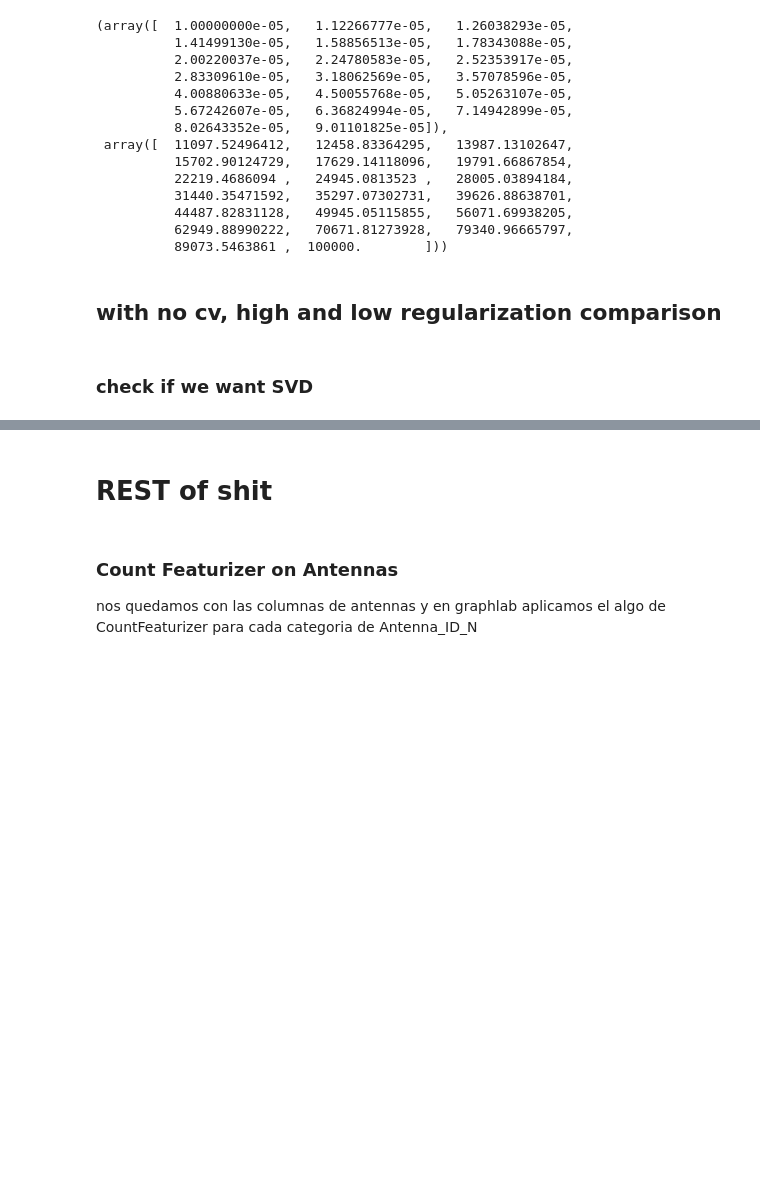
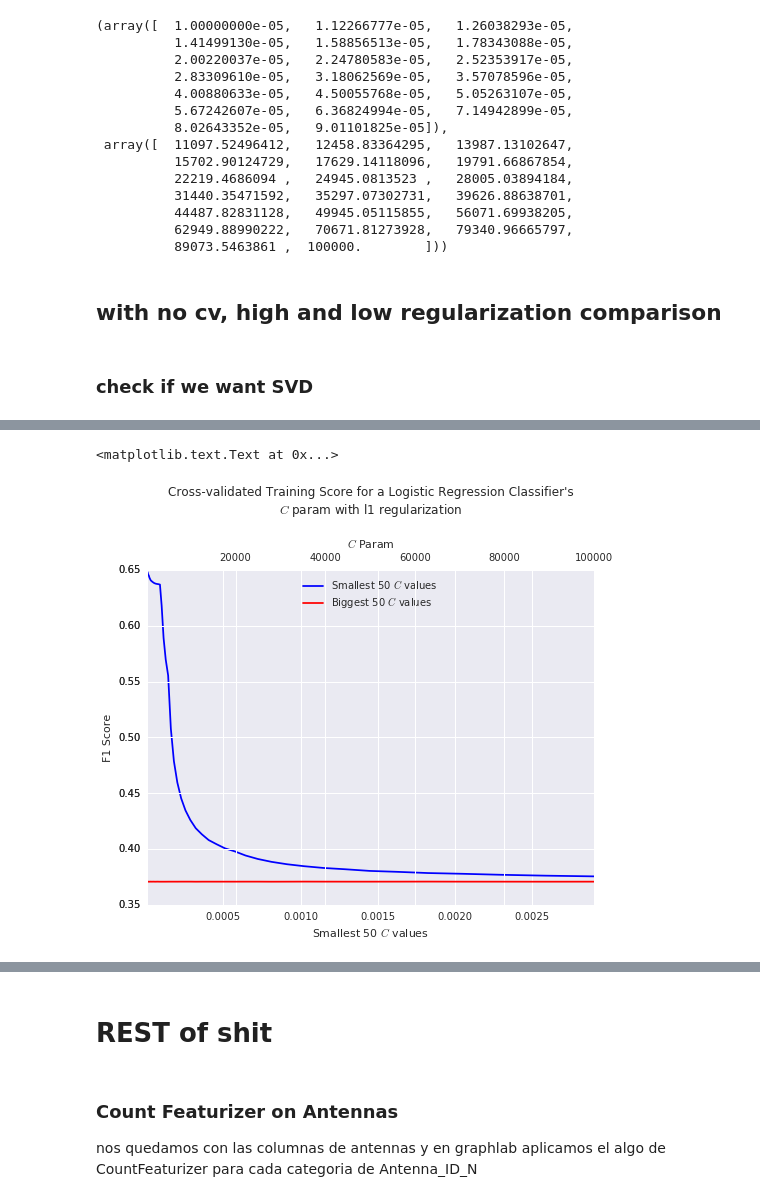
Before and after one commit to jdemonasterio/Tesis, a Jupyter notebook: mexico-scripts-ver2/mLTheory.ipynb, the cells around one changed output, grey strips where cells are left out. Cells and saved outputs as stored; diff of their text form; code cells hidden in the pictures; blank space fills up the shorter version.

```diff
--- a/mexico-scripts-ver2/mLTheory.ipynb
+++ b/mexico-scripts-ver2/mLTheory.ipynb
@@ -1822,0 +2021,66 @@ best_params
+# %%
+view = view.sort_values(param_col)
+# x_vals = view[param_col]
+# y_vals = view[param_col]
+# %%
+fig, ax = plt.subplots(figsize=(8, 6))
+
+N=50
+
+labels = ['Smallest {} $C$ values '.format(N), 'Biggest {} $C$ values '.format(N)]
+
+c = palette[0]
+view.head(N).set_index(param_col)[an_col].plot(
+    ax=ax,
+    kind = 'line',
+    color='b',
+#     legend=True,
+    label =labels[0],
+)
+
+# set xlabel
+# ax.set_xlabel(labels[0])
+# set series legend
+# ax.legend(loc=0)
+
+# get a new axis to plot on with new color
+ax2 = ax.twiny()
+c = palette[1]
+view.tail(N).set_index(param_col)[an_col].plot(
+    ax=ax2,
+    kind = 'line',
+    color='r',
+#     legend=True,
+    label =labels[1],
+
+         )
+
+ax.set_xlabel(labels[0])
+ax2.set_xlabel(labels[1])
+
+# get all plotted line objects
+lines = ax.get_lines() + ax2.get_lines()
+# set a common legend
+ax.legend(lines, [l.get_label() for l in lines], loc='upper center')
+
+# pass those lines legends
+
+# # set series legend
+# ax2.legend(loc='best')
+
+
+title_str = "Cross-validated Training Score \
+for a Logistic Regression Classifier\'s $C$ \
+param with {} regularization".format(
+    filter_val)
+
+plt.title("\n".join(wrap(title_str)),
+         y=1.15,# otherwise twiny and title will overlap
+         )
+
+
+plt.xlabel("$C$ Param".format(filter_val))
+plt.ylabel("{} Score".format(scoring.capitalize()))
+# %% [output]
+<matplotlib.text.Text at 0x...>
+[figure, added]
```
Also changed, not shown: parts of 53 cells of this notebook.
